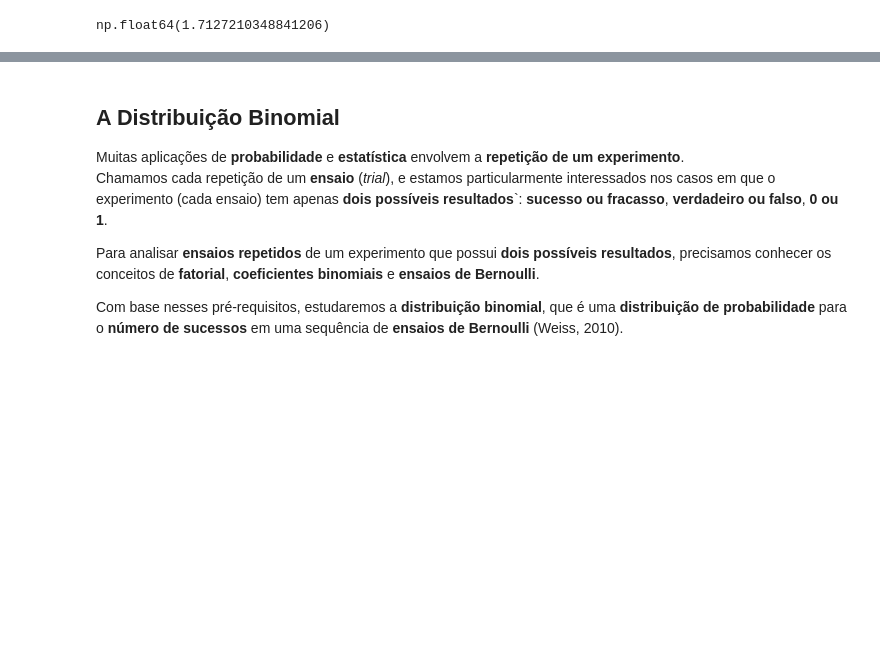
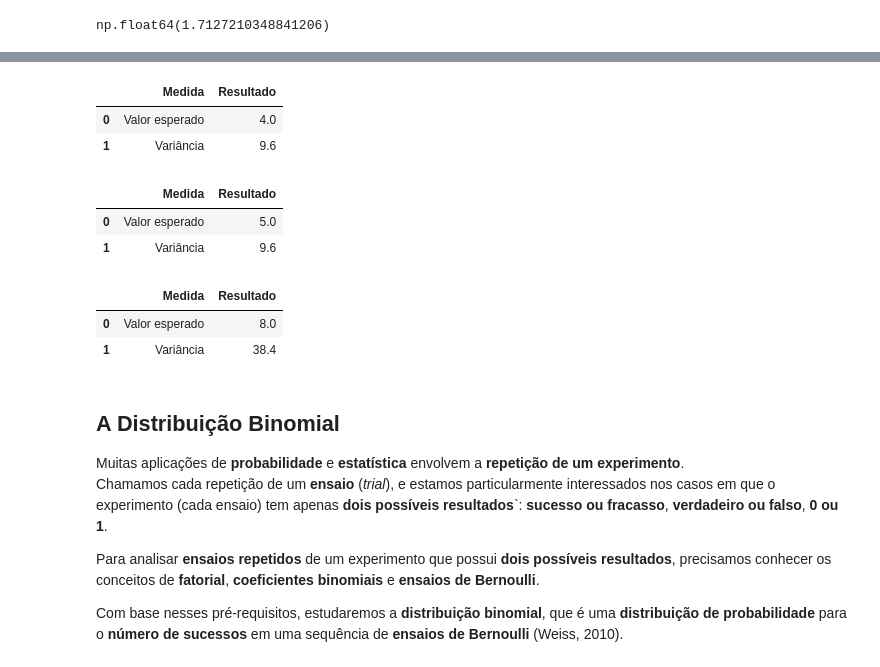
Before and after one commit to carubbi/T199_N724, a Jupyter notebook: aulas/notebooks/9_VAD.ipynb, the cells around one changed output, grey strips where cells are left out. Saved outputs shown, nothing was run; the diff lists cells and outputs as text; code cells hidden in the pictures; blank space fills up the shorter version.

```diff
--- a/aulas/notebooks/9_VAD.ipynb
+++ b/aulas/notebooks/9_VAD.ipynb
@@ -422,3 +435,51 @@ np.float64(1.7127210348841206)
+# %%
+# Exercício 2 - item 1
+lucro = np.array([6, 0, -2])
+probabilidade = np.array([0.7, 0.2, 0.1])
+
+def calcular_valor_esperado_variancia(x, p):
+    valor_esperado = np.sum(x * p)
+    variancia = np.sum((x - valor_esperado) ** 2 * p)
+    return valor_esperado, variancia
+
+ve, var = calcular_valor_esperado_variancia(lucro, probabilidade)
+
+pd.DataFrame({
+    "Medida": ["Valor esperado", "Variância"],
+    "Resultado": [ve, var]
+})
+# %% [output]
+|  | Medida | Resultado |
+| 0 | Valor esperado | 4.0 |
+| 1 | Variância | 9.6 |
+# %%
+# Exercício 2 - item 2
+lucro1 = lucro + 1
+
+ve, var = calcular_valor_esperado_variancia(lucro1, probabilidade)
+
+pd.DataFrame({
+    "Medida": ["Valor esperado", "Variância"],
+    "Resultado": [ve, var]
+})
+# %% [output]
+|  | Medida | Resultado |
+| 0 | Valor esperado | 5.0 |
+| 1 | Variância | 9.6 |
+# %%
+# Exercício 2 - item 3
+lucro2 = 2 * lucro
+
+ve, var = calcular_valor_esperado_variancia(lucro2, probabilidade)
+
+pd.DataFrame({
+    "Medida": ["Valor esperado", "Variância"],
+    "Resultado": [ve, var]
+})
+# %% [output]
+|  | Medida | Resultado |
+| 0 | Valor esperado | 8.0 |
+| 1 | Variância | 38.4 |
 # %% [markdown]
 ## A Distribuição Binomial
 
```
Also changed, not shown: parts of 2 cells of this notebook.
